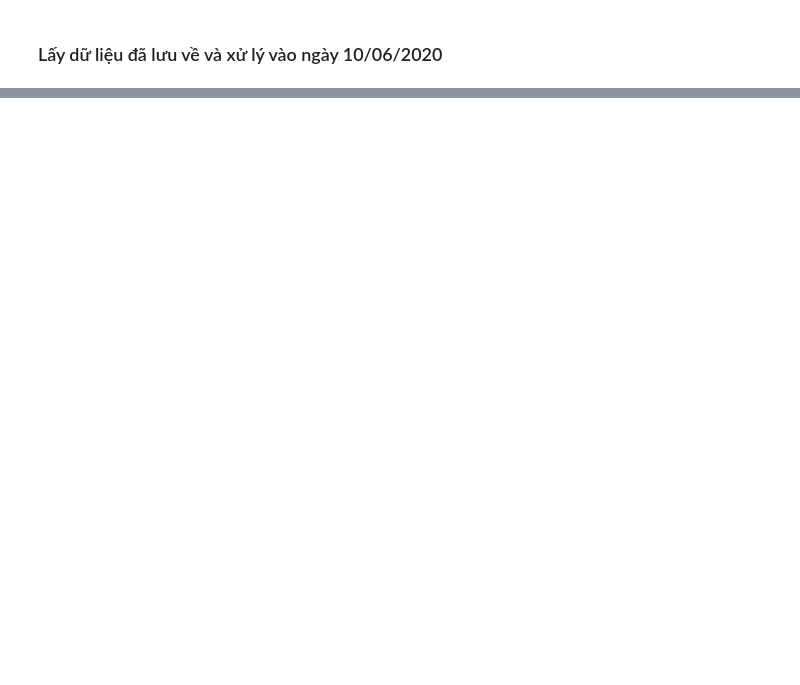
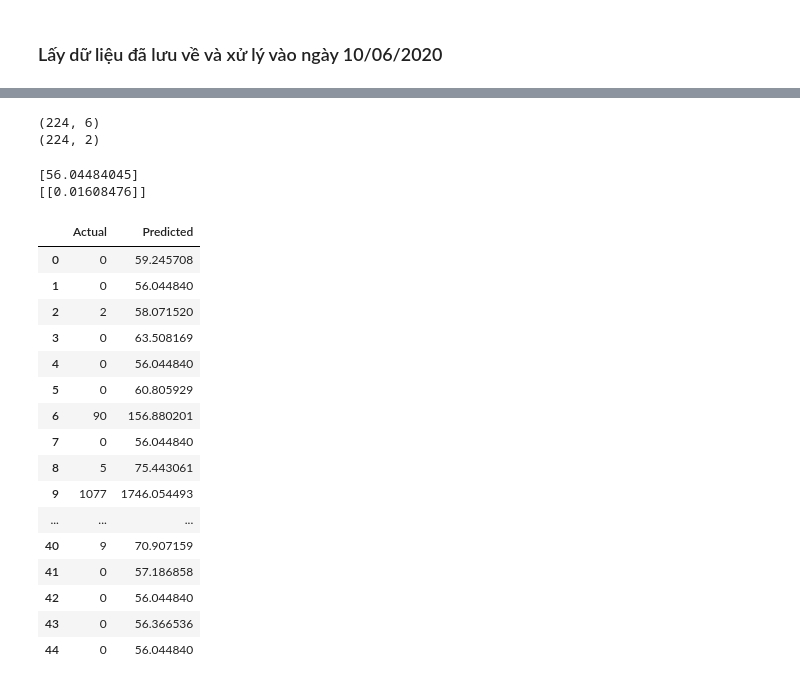
Before and after one commit to NHTN/Data-Analysis, a Jupyter notebook: Lab 02/Data/1712117_1712710_1712713_1712775.ipynb, the cells around one changed output, grey strips where cells are left out. Cells and saved outputs as stored; diff of their text form; code cells hidden in the pictures; blank space fills up the shorter version.

```diff
--- a/Lab 02/Data/1712117_1712710_1712713_1712775.ipynb
+++ b/Lab 02/Data/1712117_1712710_1712713_1712775.ipynb
@@ -171,0 +221,63 @@ fig.show()
+# %%
+
+from sklearn.preprocessing import StandardScaler
+scaler = StandardScaler()
+df = DataFrame(dataset,columns=['New Cases','Total Deaths','New Deaths','Total Recoverd','Active Cases','Serious Cases'])
+scaler.fit(df)
+scaled_data = scaler.transform(df)
+
+# we will specify number of components as 2
+from sklearn.decomposition import PCA
+pca = PCA(n_components=2)
+pca.fit(scaled_data)
+
+# Now we can transform this data to its first 2 principal components.
+x_pca = pca.transform(scaled_data)
+
+print(scaled_data.shape)
+print(x_pca.shape)
+
+# We’ve reduced 30 dimensions to just 2! Let’s plot these two dimensions out!
+# %% [output]
+(224, 6)
+(224, 2)
+# %%
+import seaborn as seabornInstance
+from sklearn.model_selection import train_test_split
+from sklearn.linear_model import LinearRegression
+from sklearn import metrics
+%matplotlib inline
+X = dataset['Active Cases'].values.reshape(-1,1)
+y = dataset['Serious Cases'].values.reshape(-1,1)
+X_train, X_test, y_train, y_test = train_test_split(X, y, test_size=0.2, random_state=0)
+regressor = LinearRegression()
+regressor.fit(X_train, y_train) #training the algorithm
+
+#To retrieve the intercept:
+print(regressor.intercept_)
+#For retrieving the slope:
+print(regressor.coef_)
+
+y_pred = regressor.predict(X_test)
+df = pd.DataFrame({'Actual': y_test.flatten(), 'Predicted': y_pred.flatten()})
+df
+# %% [output]
+[56.04484045]
+[[0.01608476]]
+|  | Actual | Predicted |
+| 0 | 0 | 59.245708 |
+| 1 | 0 | 56.044840 |
+| 2 | 2 | 58.071520 |
+| 3 | 0 | 63.508169 |
+| 4 | 0 | 56.044840 |
+| 5 | 0 | 60.805929 |
+| 6 | 90 | 156.880201 |
+| 7 | 0 | 56.044840 |
+| 8 | 5 | 75.443061 |
+| 9 | 1077 | 1746.054493 |
+| ... | ... | ... |
+| 40 | 9 | 70.907159 |
+| 41 | 0 | 57.186858 |
+| 42 | 0 | 56.044840 |
+| 43 | 0 | 56.366536 |
+| 44 | 0 | 56.044840 |
```
Also changed, not shown: parts of 28 cells of this notebook, 9 other files.
